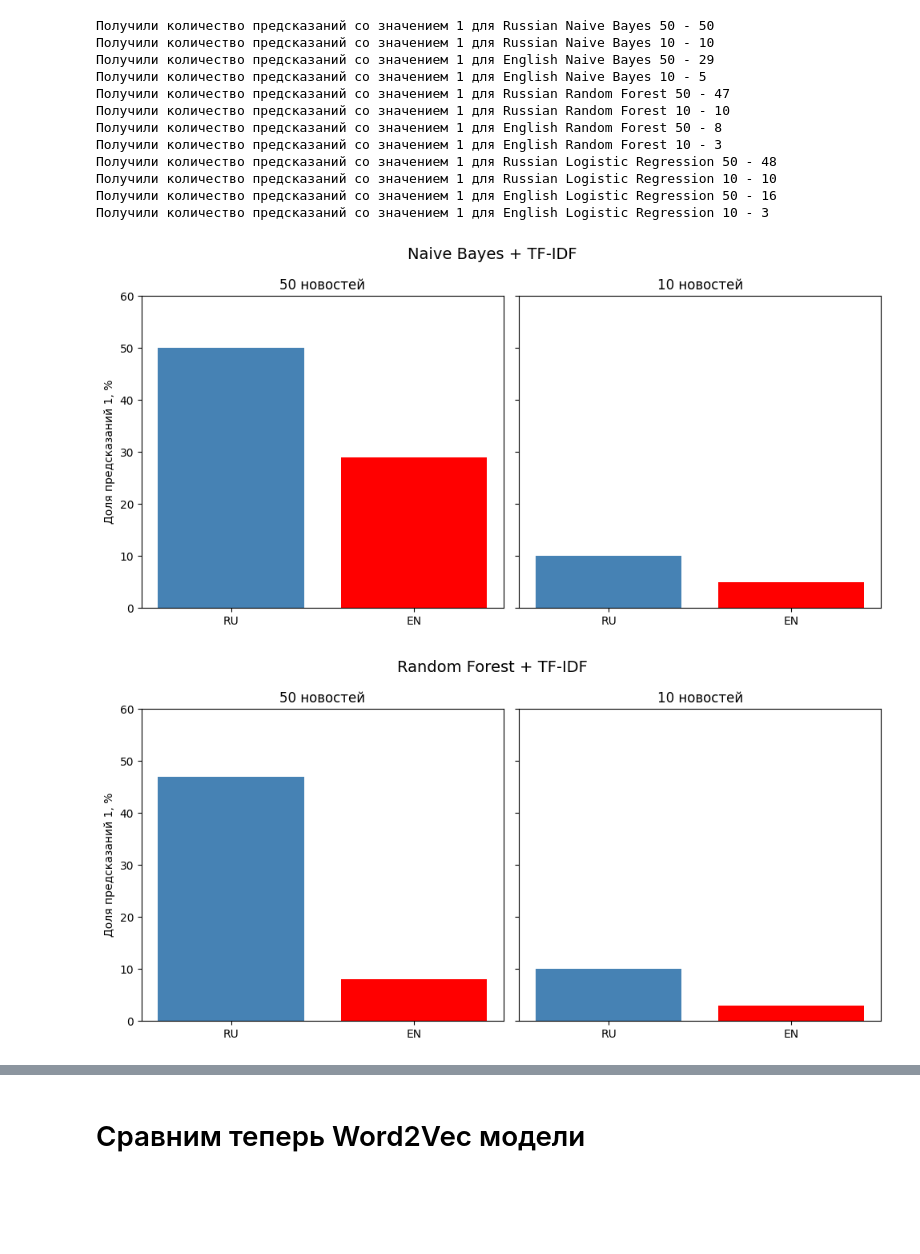
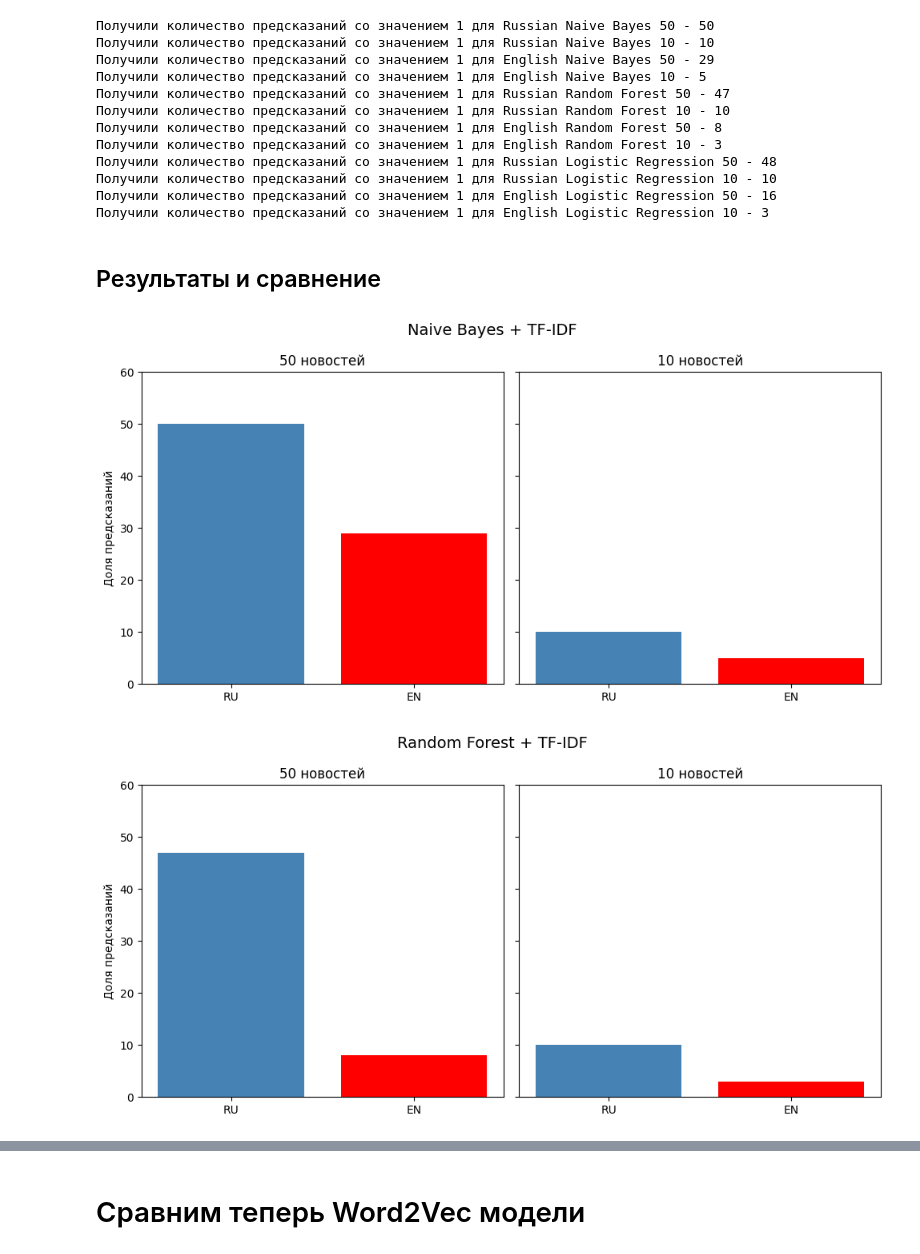
Before and after one commit to RafaelPozoyan/russian_fake_news_detector, a Jupyter notebook: approach_comparsion.ipynb, the cells around one changed output, grey strips where cells are left out. Drawn from its saved outputs; the diff is of its cells as text; code cells hidden in the pictures; blank space fills up the shorter version.

```diff
--- a/approach_comparsion.ipynb
+++ b/approach_comparsion.ipynb
@@ -307,6 +307,8 @@ for name, model in models.items():
 Получили количество предсказаний со значением 1 для Russian Logistic Regression 10 - 10
 Получили количество предсказаний со значением 1 для English Logistic Regression 50 - 16
 Получили количество предсказаний со значением 1 для English Logistic Regression 10 - 3
+# %% [markdown]
+## Результаты и сравнение
 # %%
 model_pairs = [
     'Naive Bayes',
@@ -324,33 +326,33 @@ for model_name in model_pairs:
     percentage_50_eng = statistics_of_answers[key_eng_50]
     percentage_10_rus = statistics_of_answers[key_rus_10]
     percentage_10_eng = statistics_of_answers[key_eng_10]
 
     fig, axes = plt.subplots(1, 2, figsize=(10, 5), sharey=True)
 
     # 50 новостей
     x1 = np.arange(2)
     axes[0].bar(x1, [percentage_50_rus, percentage_50_eng],
                 color=['steelblue', 'red'])
     axes[0].set_xticks(x1)
     axes[0].set_xticklabels(['RU', 'EN'])
     axes[0].set_ylim(0, 60)
     axes[0].set_title('50 новостей')
-    axes[0].set_ylabel('Доля предсказаний 1, %')
+    axes[0].set_ylabel('Доля предсказаний')
 
     # 10 новостей
     x2 = np.arange(2)
     axes[1].bar(x2, [percentage_10_rus, percentage_10_eng],
                 color=['steelblue', 'red'])
     axes[1].set_xticks(x2)
     axes[1].set_xticklabels(['RU', 'EN'])
     axes[1].set_ylim(0, 60)
     axes[1].set_title('10 новостей')
 
     fig.suptitle(f'{model_name} + TF-IDF', fontsize=14)
     plt.tight_layout()
     plt.show()
 
     fig.savefig(f'assets/{model_name}_tfidf_comparison.png', dpi=300, bbox_inches='tight')
 # %% [output]
-[figure, old version]
+[figure, new version]
-[figure, old version]
+[figure, new version]
```
Also changed, not shown: parts of 15 cells of this notebook, 1 other file.
